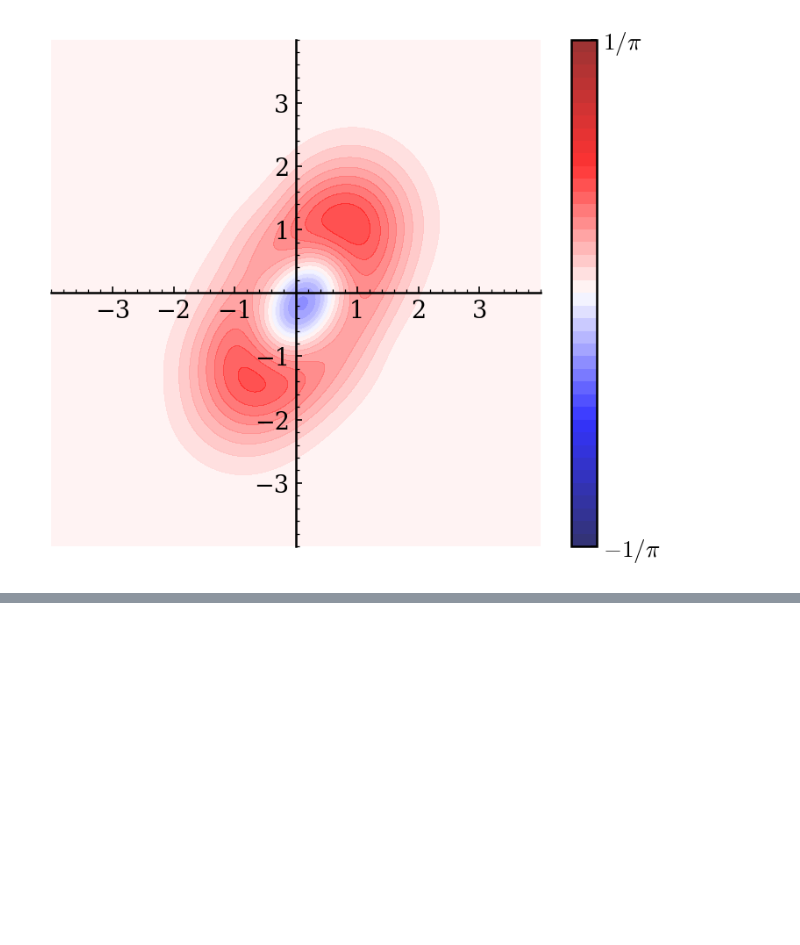
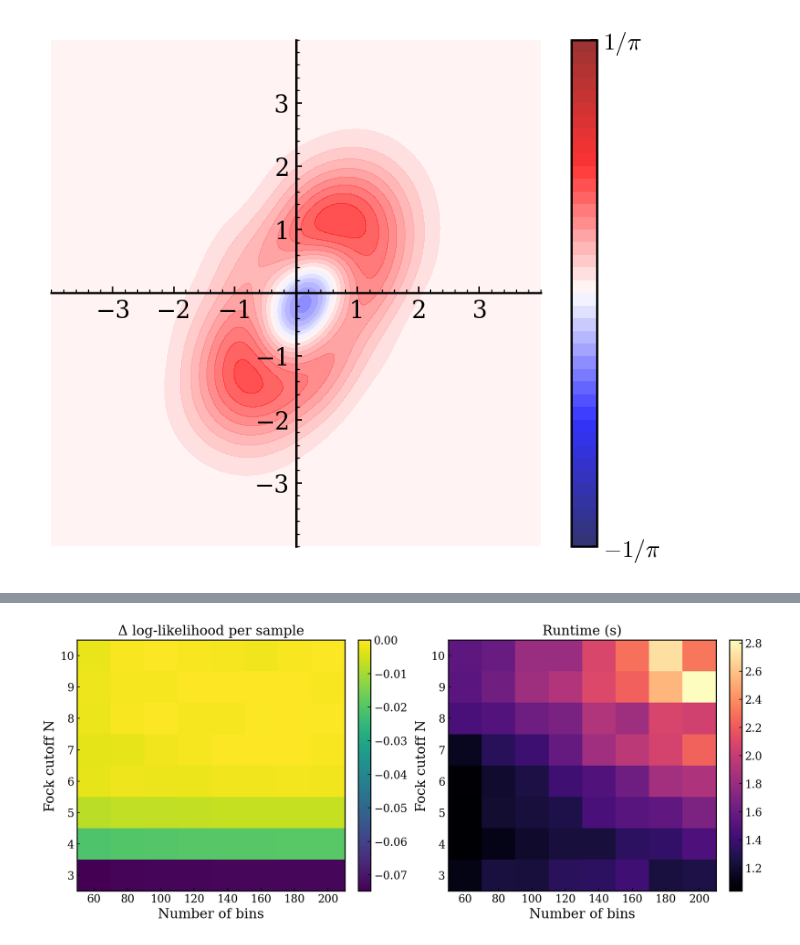
Before and after one commit to ThomasRavnborg/Homodyne-Tomography, a Jupyter notebook: code/bme.ipynb, the cells around one changed output, grey strips where cells are left out. Cells and saved outputs as stored; diff of their text form; code cells hidden in the pictures; blank space fills up the shorter version.

```diff
--- a/code/bme.ipynb
+++ b/code/bme.ipynb
@@ -142,3 +165,11 @@ def plot_Wigner(rho_est):
 plot_Wigner(rho_est)
 # %% [output]
 [figure]
+# %%
+N_values = [i for i in range(3, 11)]
+nbin_values = [i*20 for i in range(3, 11)]
+
+delta_ll, runtime_grid = run_BME_benchmark(
+    thetas, x_values, N_values, nbin_values,[10000],
+
+)
@@ -144,0 +202,27 @@ plot_Wigner(rho_est)
+# %%
+def plot_results(delta_ll, runtime_grid, N_values, nbin_values):
+    fig, axs = plt.subplots(1, 2, figsize=(12, 5), constrained_layout=True)
+
+    # First heatmap: Δ log-likelihood
+    c0 = axs[0].pcolormesh(nbin_values, N_values, delta_ll, shading="auto", cmap="viridis")
+    axs[0].set_title("Δ log-likelihood per sample")
+    axs[0].set_xlabel("Number of bins")
+    axs[0].set_ylabel("Fock cutoff N")
+    axs[0].set_xticks(nbin_values)
+    axs[0].set_yticks(N_values)
+    fig.colorbar(c0, ax=axs[0])
+
+    # Second heatmap: Runtime
+    c1 = axs[1].pcolormesh(nbin_values, N_values, runtime_grid, shading="auto", cmap="magma")
+    axs[1].set_title("Runtime (s)")
+    axs[1].set_xlabel("Number of bins")
+    axs[1].set_ylabel("Fock cutoff N")
+    axs[1].set_xticks(nbin_values)
+    axs[1].set_yticks(N_values)
+    fig.colorbar(c1, ax=axs[1])
+
+    plt.show()
+# %%
+plot_results(delta_ll, runtime_grid, N_values, nbin_values)
+# %% [output]
+[figure, added]
```
Also changed, not shown: parts of 7 cells of this notebook, 2 other files.
